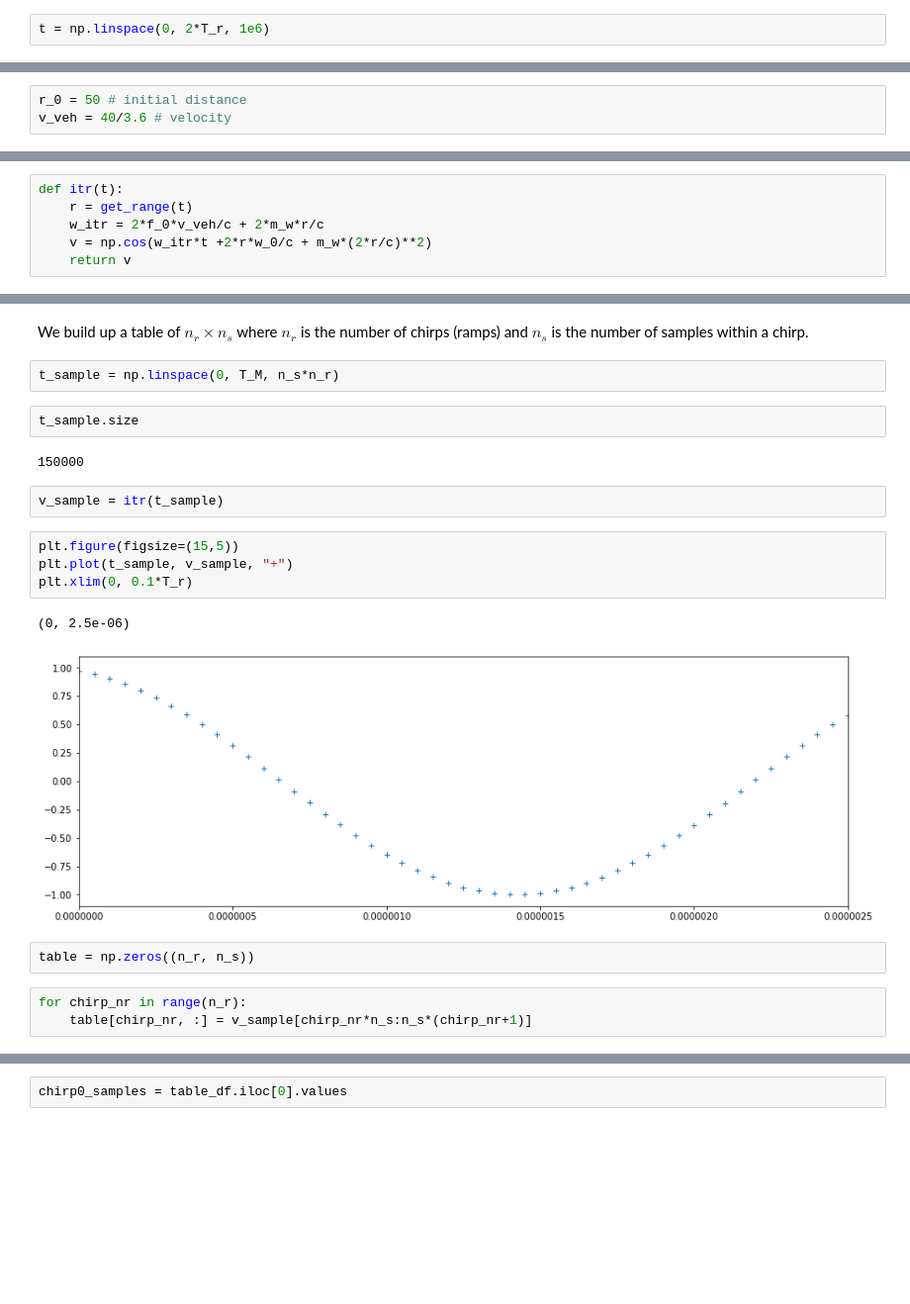
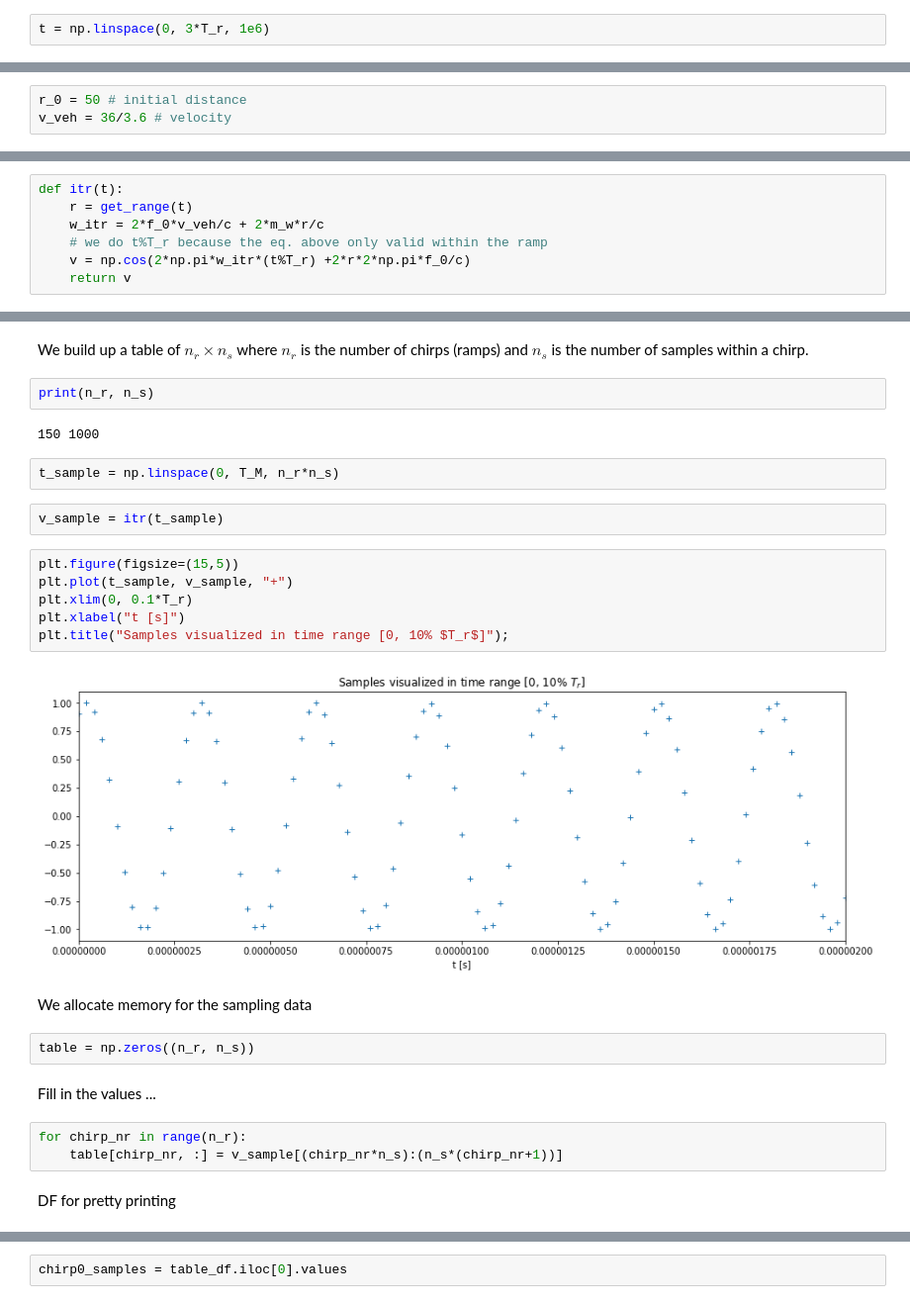
Before and after one commit to kopytjuk/python-fmcw, a Jupyter notebook: RADAR.ipynb, the cells around one changed output, grey strips where cells are left out. Shown at 99% size. Drawn from its saved outputs; the diff is of its cells as text; blank space fills up the shorter version.

```diff
--- a/RADAR.ipynb
+++ b/RADAR.ipynb
@@ -295,2 +313,2 @@ Lets visualize the chirp
 # %%
-t = np.linspace(0, 2*T_r, 1e6)
+t = np.linspace(0, 3*T_r, 1e6)
@@ -306,6 +327,6 @@ Reflector setup
 # %%
 r_0 = 50 # initial distance
-v_veh = 40/3.6 # velocity
+v_veh = 36/3.6 # velocity
 # %%
 def get_range(t):
     return r_0+v_veh*t
@@ -317,5 +352,6 @@ The model calculates the filtered mixed signal $u_{It,r}(t)$
 def itr(t):
     r = get_range(t)
     w_itr = 2*f_0*v_veh/c + 2*m_w*r/c
-    v = np.cos(w_itr*t +2*r*w_0/c + m_w*(2*r/c)**2)
+    # we do t%T_r because the eq. above only valid within the ramp
+    v = np.cos(2*np.pi*w_itr*(t%T_r) +2*r*2*np.pi*f_0/c)
     return v
@@ -331,23 +358,30 @@ r = get_range(0)
 # %% [markdown]
 We build up a table of $n_r × n_s$ where $n_r$ is the number of chirps (ramps) and $n_s$ is the number of samples within a chirp.
+# %%
+print(n_r, n_s)
+# %% [output]
+150 1000
 # %%
-t_sample = np.linspace(0, T_M, n_s*n_r)
+t_sample = np.linspace(0, T_M, n_r*n_s)
-# %%
-t_sample.size
-# %% [output]
-150000
 # %%
 v_sample = itr(t_sample)
 # %%
 plt.figure(figsize=(15,5))
 plt.plot(t_sample, v_sample, "+")
 plt.xlim(0, 0.1*T_r)
+plt.xlabel("t [s]")
+plt.title("Samples visualized in time range [0, 10% $T_r$]");
 # %% [output]
-(0, 2.5e-06)
-[figure, old version]
+[figure, new version]
+# %% [markdown]
+We allocate memory for the sampling data
 # %%
 table = np.zeros((n_r, n_s))
+# %% [markdown]
+Fill in the values ...
 # %%
 for chirp_nr in range(n_r):
-    table[chirp_nr, :] = v_sample[chirp_nr*n_s:n_s*(chirp_nr+1)]
+    table[chirp_nr, :] = v_sample[(chirp_nr*n_s):(n_s*(chirp_nr+1))]
+# %% [markdown]
+DF for pretty printing
 # %%
```
Also changed, not shown: parts of 70 cells of this notebook.
